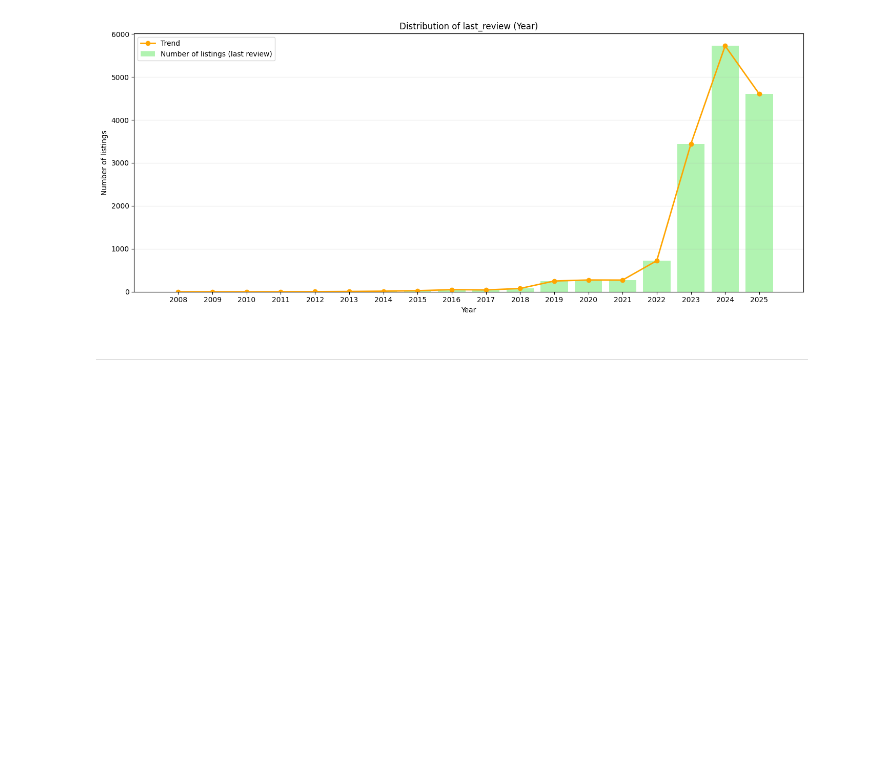
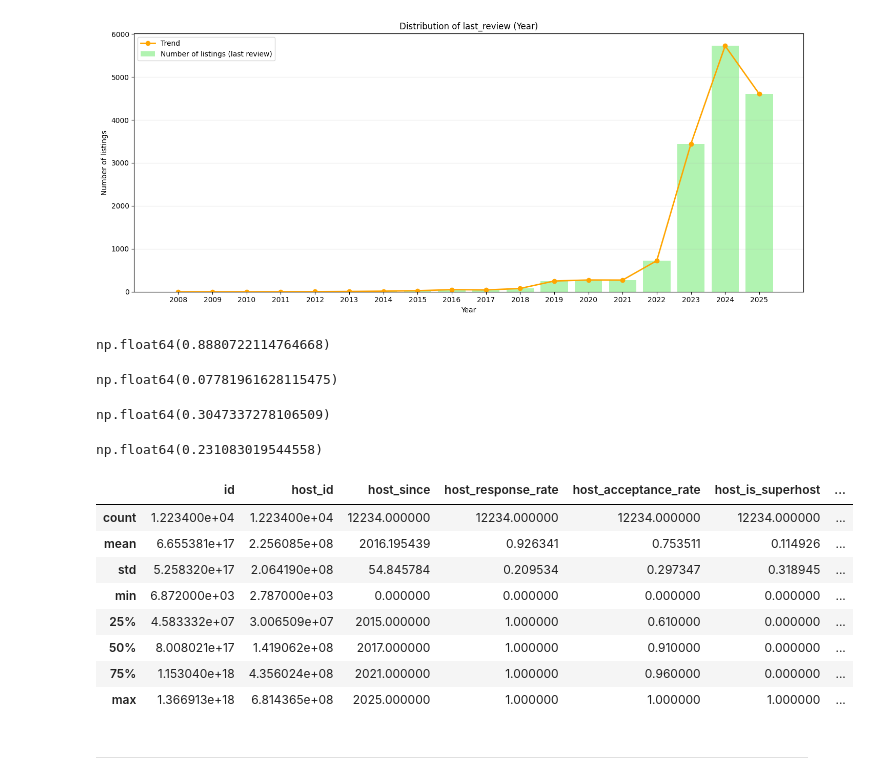
Before and after one commit to jiwon512/advanced_project, a Jupyter notebook: jiwon_project/2.eda/etc.ipynb, the cells around one changed output. Drawn from its saved outputs; the diff is of its cells as text; code cells hidden in the pictures; blank space fills up the shorter version.

```diff
--- a/jiwon_project/2.eda/etc.ipynb
+++ b/jiwon_project/2.eda/etc.ipynb
@@ -430,0 +433,8 @@ plt.show()
+# %%
+(df['last_review'] > 2022).sum()/len(df[df['last_review'] != 0])
+# %% [output]
+np.float64(0.8880722114764668)
+# %%
+((df['last_review'] <= 2022) & (df['last_review'] != 0) & (df['estimated_occupancy_l365d'] == 0)).sum()/len(df)
+# %% [output]
+np.float64(0.07781961628115475)
@@ -430,0 +443,20 @@ plt.show()
+# %%
+(df['number_of_reviews'] == 0).sum()/len(df)
+# %% [output]
+np.float64(0.3047337278106509)
+# %%
+((df['host_since'] <= 2022) & (df['number_of_reviews'] == 0) & (df['estimated_occupancy_l365d'] == 0)).sum()/len(df)
+# %% [output]
+np.float64(0.231083019544558)
+# %%
+df.loc[df['estimated_occupancy_l365d'] == 0].describe()
+# %% [output]
+|  | id | host_id | host_since | host_response_rate | host_acceptance_rate | host_is_superhost | ... |
+| count | 1.223400e+04 | 1.223400e+04 | 12234.000000 | 12234.000000 | 12234.000000 | 12234.000000 | ... |
+| mean | 6.655381e+17 | 2.256085e+08 | 2016.195439 | 0.926341 | 0.753511 | 0.114926 | ... |
+| std | 5.258320e+17 | 2.064190e+08 | 54.845784 | 0.209534 | 0.297347 | 0.318945 | ... |
+| min | 6.872000e+03 | 2.787000e+03 | 0.000000 | 0.000000 | 0.000000 | 0.000000 | ... |
+| 25% | 4.583332e+07 | 3.006509e+07 | 2015.000000 | 1.000000 | 0.610000 | 0.000000 | ... |
+| 50% | 8.008021e+17 | 1.419062e+08 | 2017.000000 | 1.000000 | 0.910000 | 0.000000 | ... |
+| 75% | 1.153040e+18 | 4.356024e+08 | 2021.000000 | 1.000000 | 0.960000 | 0.000000 | ... |
+| max | 1.366913e+18 | 6.814365e+08 | 2025.000000 | 1.000000 | 1.000000 | 1.000000 | ... |
```
Also changed, not shown: parts of 5 cells of this notebook, 1 other file.
